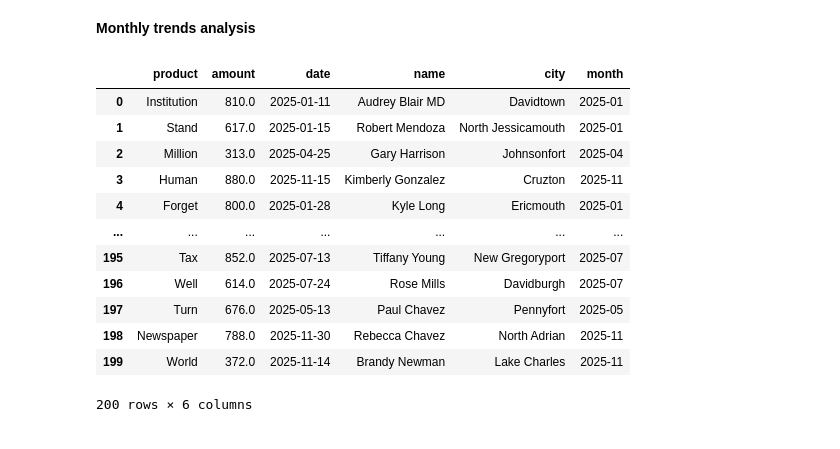
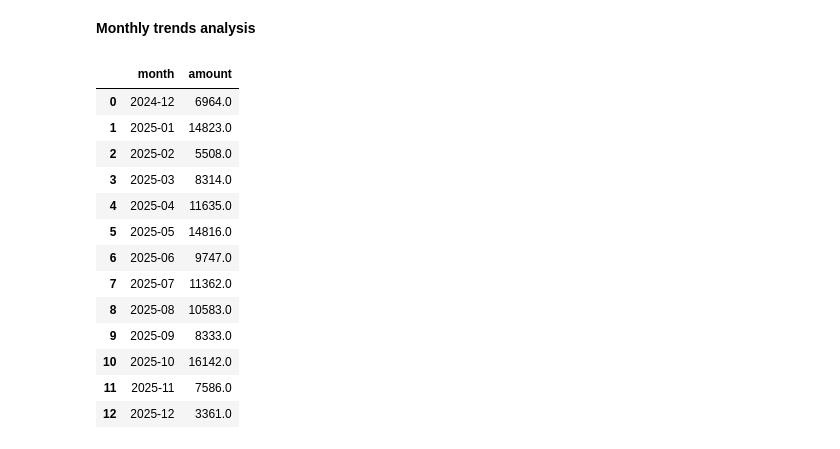
Before and after one commit to Aayam-Rimal/postgreSQL, a Jupyter notebook: analysis.ipynb, the cells around one changed output. Saved outputs shown, nothing was run; the diff lists cells and outputs as text; code cells hidden in the pictures.

```diff
--- a/analysis.ipynb
+++ b/analysis.ipynb
@@ -158,20 +158,25 @@ plt.show()
 # %%
 # converting date which is in object to date_time data type
 df['date']=pd.to_datetime(df['date'])
 
 # creating month column for better understanding and analysis
 df['month']= df['date'].dt.to_period('M')
+df['month']= df['month'].astype(str) # for plotting
+
+monthly_sales= df.groupby('month')['amount'].sum().reset_index()
+monthly_sales
 # %% [output]
-|  | product | amount | date | name | city | month |
-| 0 | Institution | 810.0 | 2025-01-11 | Audrey Blair MD | Davidtown | 2025-01 |
-| 1 | Stand | 617.0 | 2025-01-15 | Robert Mendoza | North Jessicamouth | 2025-01 |
-| 2 | Million | 313.0 | 2025-04-25 | Gary Harrison | Johnsonfort | 2025-04 |
-| 3 | Human | 880.0 | 2025-11-15 | Kimberly Gonzalez | Cruzton | 2025-11 |
-| 4 | Forget | 800.0 | 2025-01-28 | Kyle Long | Ericmouth | 2025-01 |
-| ... | ... | ... | ... | ... | ... | ... |
-| 195 | Tax | 852.0 | 2025-07-13 | Tiffany Young | New Gregoryport | 2025-07 |
-| 196 | Well | 614.0 | 2025-07-24 | Rose Mills | Davidburgh | 2025-07 |
-| 197 | Turn | 676.0 | 2025-05-13 | Paul Chavez | Pennyfort | 2025-05 |
-| 198 | Newspaper | 788.0 | 2025-11-30 | Rebecca Chavez | North Adrian | 2025-11 |
-| 199 | World | 372.0 | 2025-11-14 | Brandy Newman | Lake Charles | 2025-11 |
+|  | month | amount |
+| 0 | 2024-12 | 6964.0 |
+| 1 | 2025-01 | 14823.0 |
+| 2 | 2025-02 | 5508.0 |
+| 3 | 2025-03 | 8314.0 |
+| 4 | 2025-04 | 11635.0 |
+| 5 | 2025-05 | 14816.0 |
+| 6 | 2025-06 | 9747.0 |
+| 7 | 2025-07 | 11362.0 |
+| 8 | 2025-08 | 10583.0 |
+| 9 | 2025-09 | 8333.0 |
+| 10 | 2025-10 | 16142.0 |
+| 11 | 2025-11 | 7586.0 |
+| 12 | 2025-12 | 3361.0 |
-200 rows × 6 columns
```
Also changed, not shown: parts of 7 cells of this notebook.
